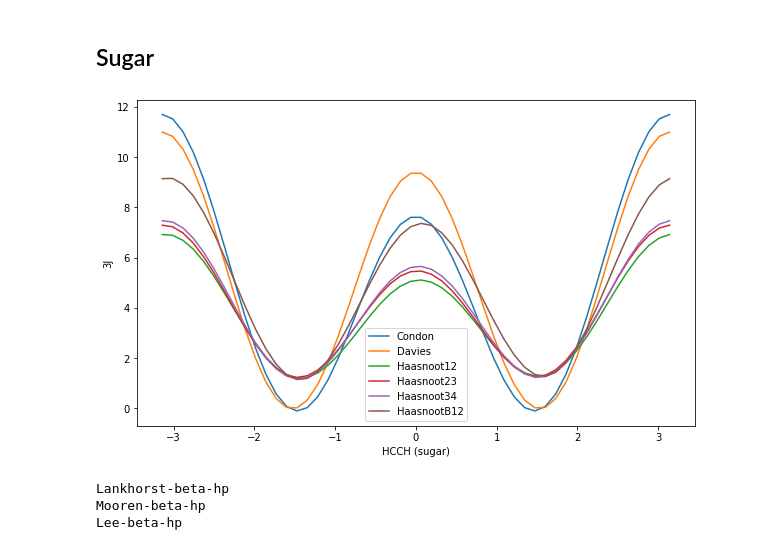
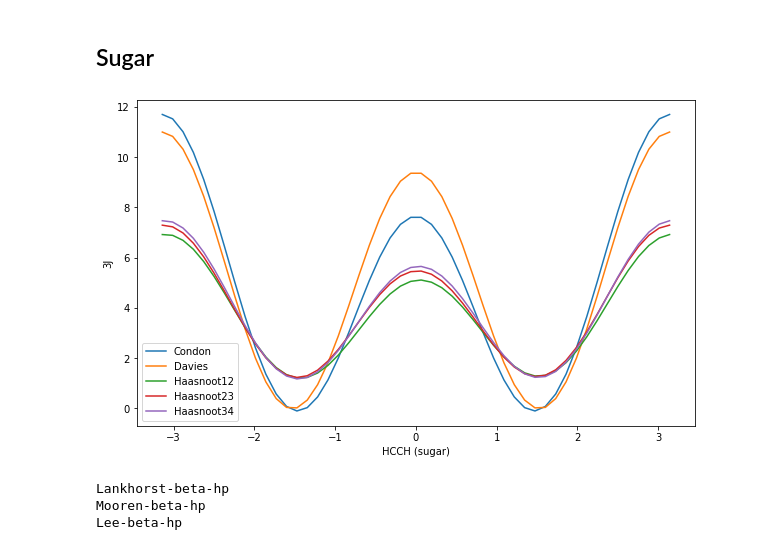
Before and after one commit to bussilab/karplus-equations, a Jupyter notebook: Karplus-Equations.ipynb, the cells around one changed output. Cells and saved outputs as stored; diff of their text form; code cells hidden in the pictures.

```diff
--- a/Karplus-Equations.ipynb
+++ b/Karplus-Equations.ipynb
@@ -61,19 +61,19 @@ def karplus_sugar(x,par="Condon"):
              2.14+13.24*np.cos(x)**2-0.91*np.cos(x)-1.74*np.cos(x+11*R)**2
          -1.56*np.cos(10*R-x)**2-3.11*np.cos(20*R-x)**2-3.31*np.cos(x+21*R)**2
         )
-    elif par=="HaasnootB12":
+    elif par=="Haasnoot-cesari-12":
         # Table S6 from Cesari et al JCTC 2016
         # do not match with Condon! might be incorrect
         return (
              1.270+6.965*np.cos(x)**2-0.91*np.cos(x)+1.026*np.sin(x)*np.cos(x)
         )
-    elif par=="HaasnootB23":
+    elif par=="Haasnoot-cesari-23":
         # Table S6 from Cesari et al JCTC 2016
         # do not match with Condon! might be incorrect
         return (
              0.002+8.289*np.cos(x)**2-0.91*np.cos(x)+0.668*np.sin(x)*np.cos(x)
         )
-    elif par=="HaasnootB34":
+    elif par=="Haasnoot-cesari-34":
         # Table S6 from Cesari et al JCTC 2016
         # do not match with Condon! might be incorrect
         return (
@@ -82,24 +82,20 @@ def karplus_sugar(x,par="Condon"):
 # %%
 plt.figure(figsize=(10,6))
 for l in [
     "Condon",
     "Davies",
     "Haasnoot12",
     "Haasnoot23",
     "Haasnoot34",
-    "HaasnootB12",
-#    "Haasnoot12-check",
-#    "HaasnootB23",
-#    "HaasnootB34"
 ]:
     x=np.linspace(-np.pi,np.pi)
     plt.plot(x,karplus_sugar(x,par=l),label=l)
 plt.legend()
 plt.xlabel("HCCH (sugar)")
 plt.ylabel("3J")
 plt.show()
 # %% [output]
-[figure, old version]
+[figure, new version]
 # %%
 def karplus_backbone(x,par):
     R=np.pi/180 # conversion to radians, needed for some parametrizations
```
Also changed, not shown: parts of 4 cells of this notebook.
